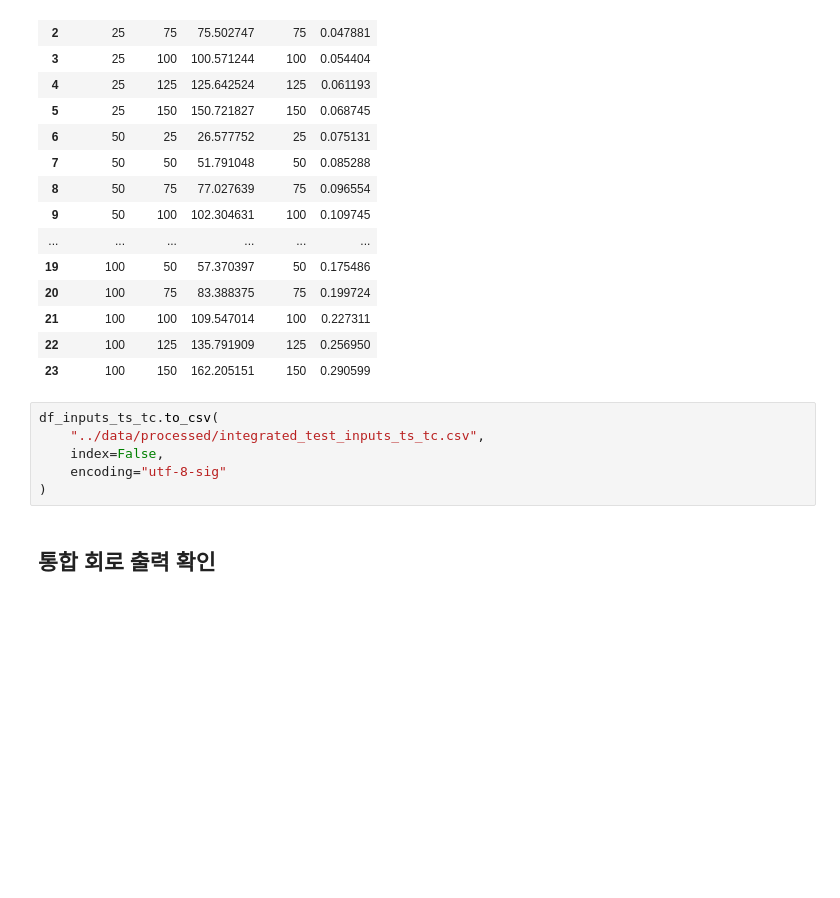
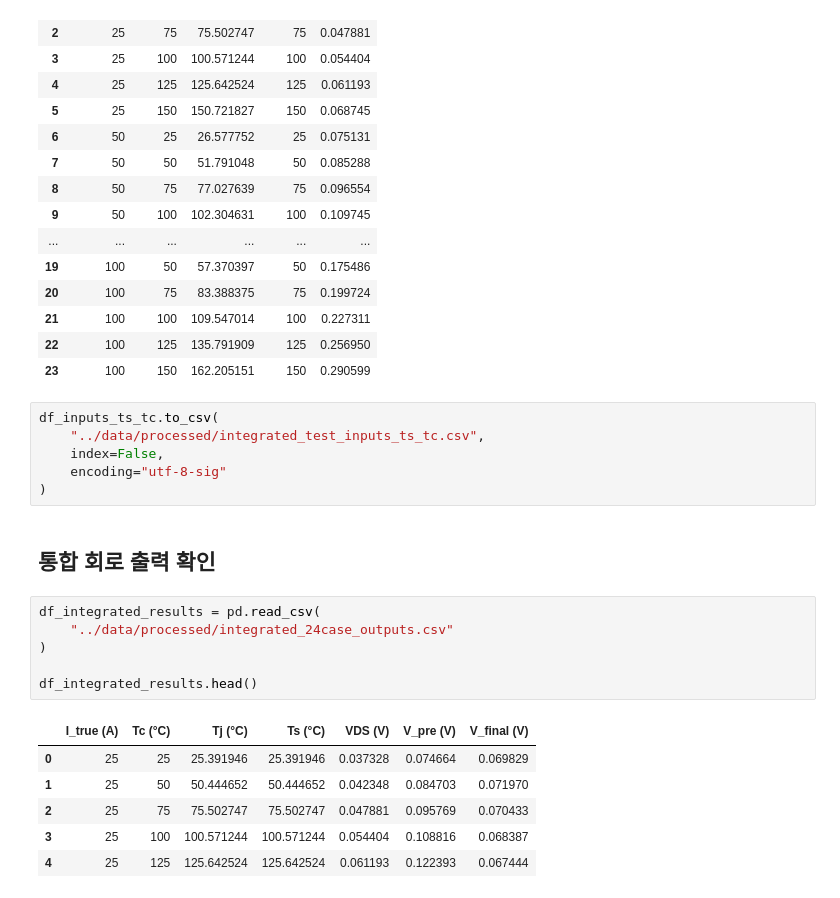
Before and after one commit to insu5177/temperature-compensated-mosfet-current-sensing, a Jupyter notebook: notebooks/04_integrated_sensing_validation.ipynb, the cells around one changed output. Cells and saved outputs as stored; diff of their text form; blank space fills up the shorter version.

```diff
--- a/notebooks/04_integrated_sensing_validation.ipynb
+++ b/notebooks/04_integrated_sensing_validation.ipynb
@@ -93,3 +93,16 @@ df_inputs_ts_tc.to_csv(
 )
 # %% [markdown]
 ## 통합 회로 출력 확인
+# %%
+df_integrated_results = pd.read_csv(
+    "../data/processed/integrated_24case_outputs.csv"
+)
+
+df_integrated_results.head()
+# %% [output]
+|  | I_true (A) | Tc (°C) | Tj (°C) | Ts (°C) | VDS (V) | V_pre (V) | V_final (V) |
+| 0 | 25 | 25 | 25.391946 | 25.391946 | 0.037328 | 0.074664 | 0.069829 |
+| 1 | 25 | 50 | 50.444652 | 50.444652 | 0.042348 | 0.084703 | 0.071970 |
+| 2 | 25 | 75 | 75.502747 | 75.502747 | 0.047881 | 0.095769 | 0.070433 |
+| 3 | 25 | 100 | 100.571244 | 100.571244 | 0.054404 | 0.108816 | 0.068387 |
+| 4 | 25 | 125 | 125.642524 | 125.642524 | 0.061193 | 0.122393 | 0.067444 |
```
Also changed, not shown: parts of 3 cells of this notebook.
